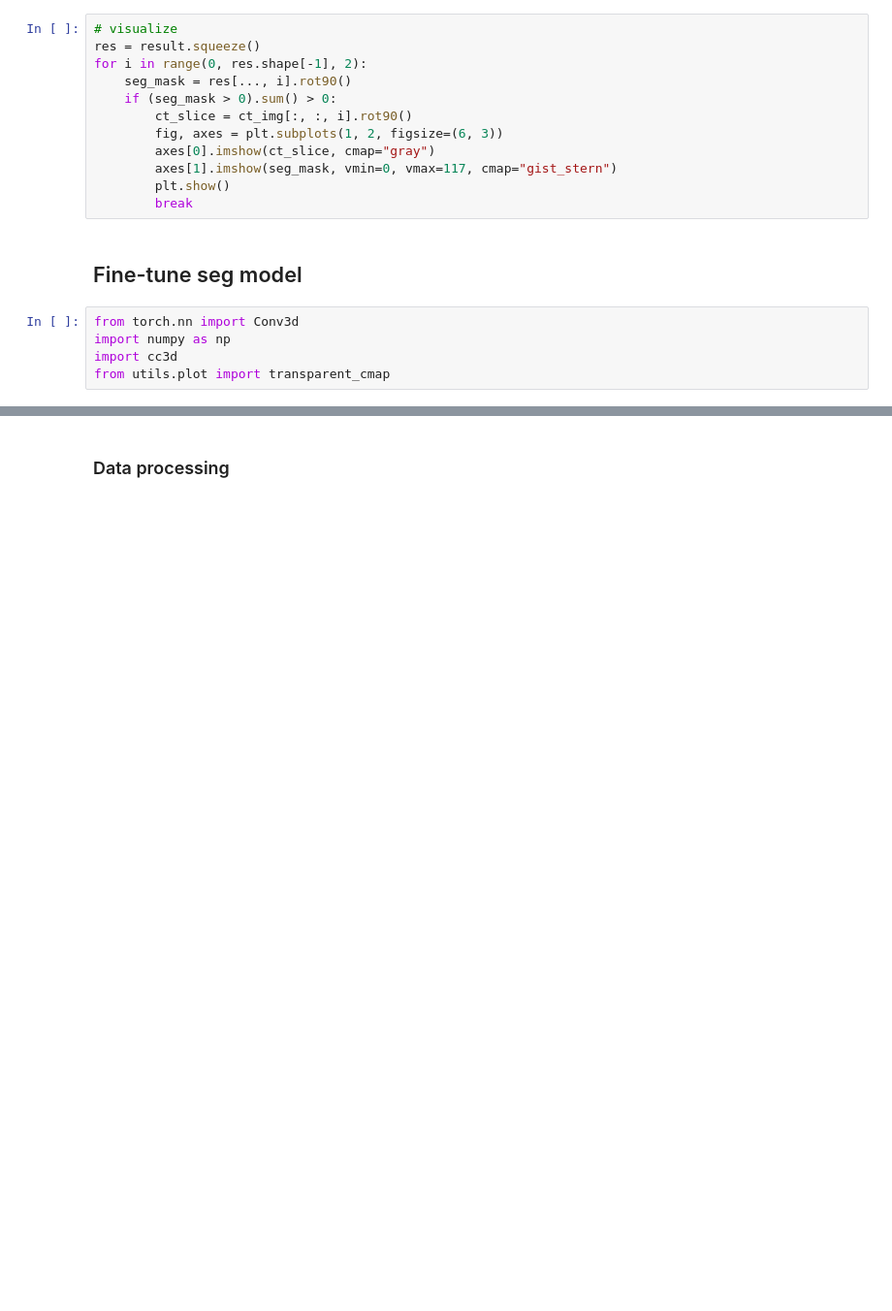
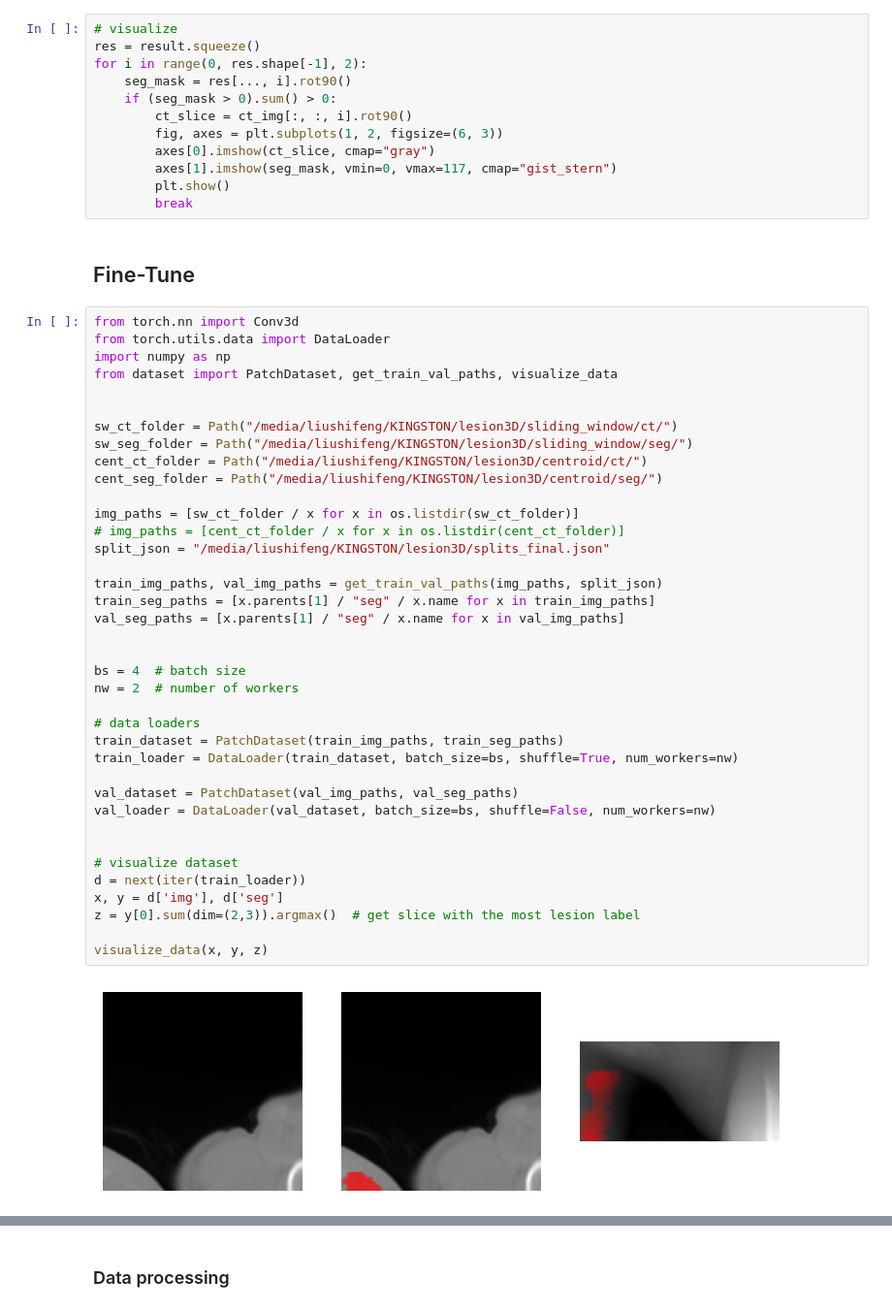
Before and after one commit to sfsy1/ctseg, a Jupyter notebook: 3d_seg/ct-fm.ipynb, the cells around one changed output, grey strips where cells are left out. Shown: that part at 97% size. Saved outputs shown, nothing was run; the diff lists cells and outputs as text; blank space fills up the shorter version.

```diff
--- a/3d_seg/ct-fm.ipynb
+++ b/3d_seg/ct-fm.ipynb
@@ -69,9 +83,44 @@ for i in range(0, res.shape[-1], 2):
         plt.show()
         break
 # %% [markdown]
-## Fine-tune seg model
+## Fine-Tune
 # %%
 from torch.nn import Conv3d
+from torch.utils.data import DataLoader
 import numpy as np
-import cc3d
-from utils.plot import transparent_cmap
+from dataset import PatchDataset, get_train_val_paths, visualize_data
+
+
+sw_ct_folder = Path("/media/liushifeng/KINGSTON/lesion3D/sliding_window/ct/")
+sw_seg_folder = Path("/media/liushifeng/KINGSTON/lesion3D/sliding_window/seg/")
+cent_ct_folder = Path("/media/liushifeng/KINGSTON/lesion3D/centroid/ct/")
+cent_seg_folder = Path("/media/liushifeng/KINGSTON/lesion3D/centroid/seg/")
+
+img_paths = [sw_ct_folder / x for x in os.listdir(sw_ct_folder)]
+# img_paths = [cent_ct_folder / x for x in os.listdir(cent_ct_folder)]
+split_json = "/media/liushifeng/KINGSTON/lesion3D/splits_final.json"
+
+train_img_paths, val_img_paths = get_train_val_paths(img_paths, split_json)
+train_seg_paths = [x.parents[1] / "seg" / x.name for x in train_img_paths]
+val_seg_paths = [x.parents[1] / "seg" / x.name for x in val_img_paths]
+
+
+bs = 4  # batch size
+nw = 2  # number of workers
+
+# data loaders
+train_dataset = PatchDataset(train_img_paths, train_seg_paths)
+train_loader = DataLoader(train_dataset, batch_size=bs, shuffle=True, num_workers=nw)
+
+val_dataset = PatchDataset(val_img_paths, val_seg_paths)
+val_loader = DataLoader(val_dataset, batch_size=bs, shuffle=False, num_workers=nw)
+
+
+# visualize dataset
+d = next(iter(train_loader))
+x, y = d['img'], d['seg']
+z = y[0].sum(dim=(2,3)).argmax()  # get slice with the most lesion label
+
+visualize_data(x, y, z)
+# %% [output]
+[figure, added]
```
Also changed, not shown: parts of 16 cells of this notebook, 2 other files.
